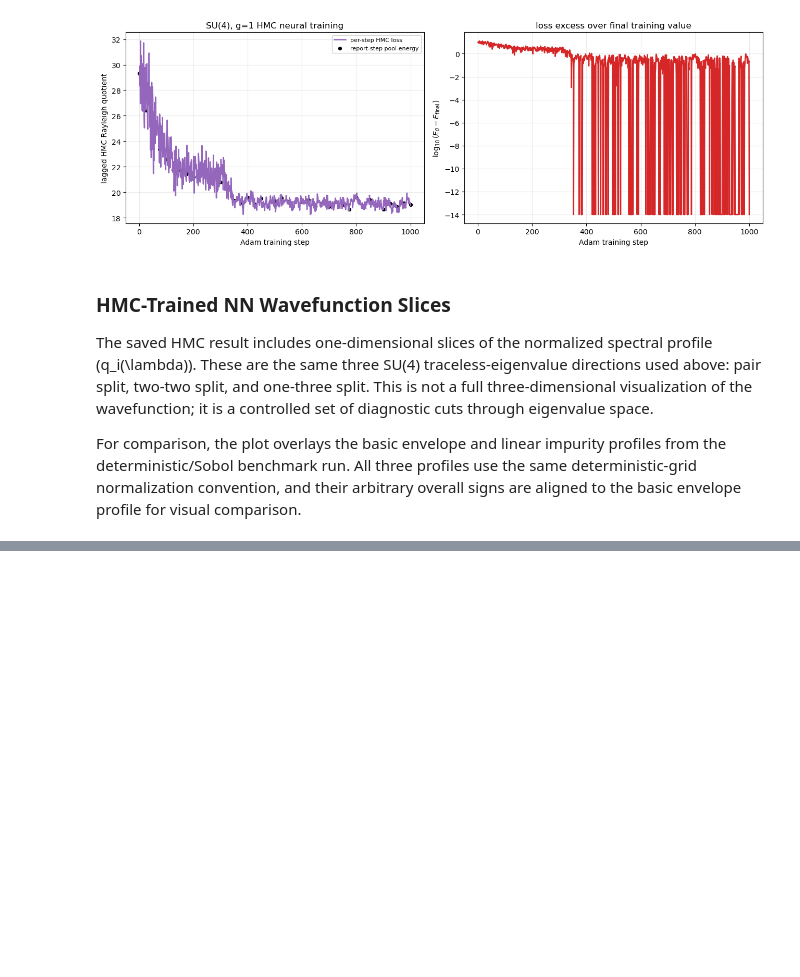
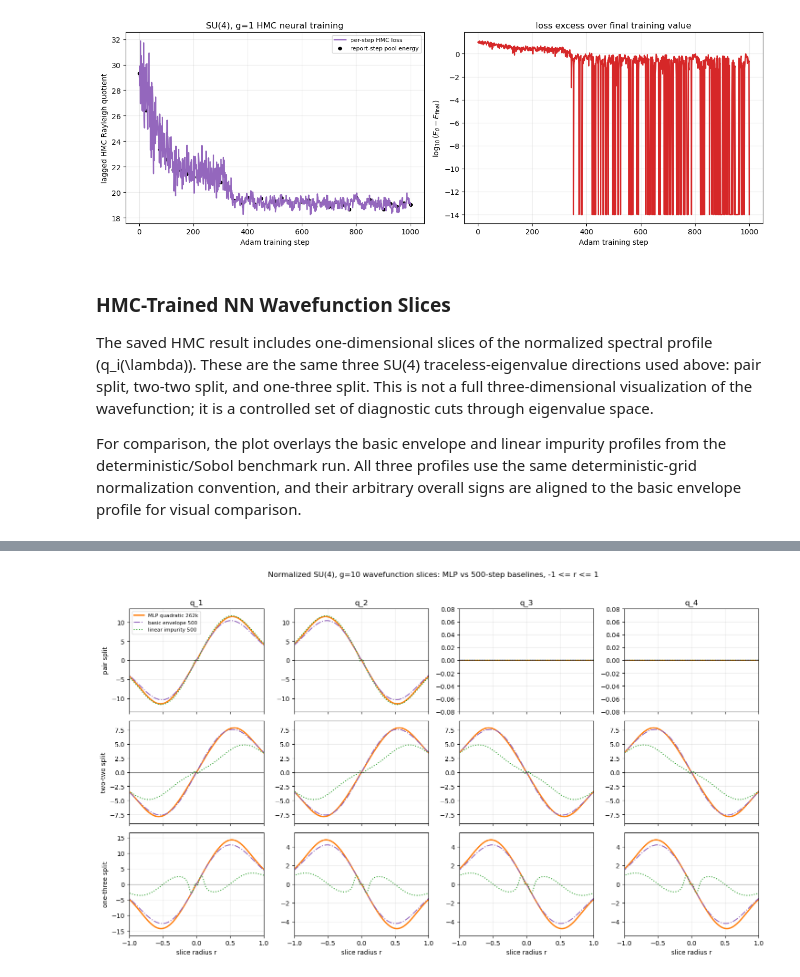
Before and after one commit to Sam-2727/Adjoint-QM, a Jupyter notebook: notebooks/su2_adjoint_ground_state.ipynb, the cells around one changed output, grey strips where cells are left out. Drawn from its saved outputs; the diff is of its cells as text; code cells hidden in the pictures; blank space fills up the shorter version.

```diff
--- a/notebooks/su2_adjoint_ground_state.ipynb
+++ b/notebooks/su2_adjoint_ground_state.ipynb
@@ -1947,0 +3139,96 @@ hmc_profile_summary
+# %%
+if not g10_mlp_262k_ready:
+    print("Load the completed g=10 MLP-quadratic 262k JSON before plotting profile slices.")
+    g10_mlp_262k_profile_summary = {"status": "not_ready"}
+elif not g10_profile_specs:
+    print("No comparable profile_slices were loaded for the g=10 comparison.")
+    g10_mlp_262k_profile_summary = {"status": "missing_profile_slices"}
+else:
+    reference_profile = g10_profile_specs[0][-1]["profile_slices"]
+    slice_names = list(reference_profile["slices"].keys())
+    first_slice = reference_profile["slices"][slice_names[0]]
+    n_components = len(first_slice["q_normalized"][0])
+    r_window = (-1.0, 1.0)
+
+    def visible_ylim(r_values, y_series, pad_fraction=0.08):
+        visible = [
+            y
+            for r, y_values in zip(r_values, zip(*y_series))
+            if r_window[0] <= r <= r_window[1]
+            for y in y_values
+            if math.isfinite(y)
+        ]
+        if not visible:
+            visible = [y for values in y_series for y in values if math.isfinite(y)]
+        lower = min(visible)
+        upper = max(visible)
+        if lower == upper:
+            pad = pad_fraction * max(abs(lower), 1.0)
+        else:
+            pad = pad_fraction * (upper - lower)
+        return lower - pad, upper + pad
+
+    fig, axes = plt.subplots(
+        len(slice_names),
+        n_components,
+        figsize=(3.7 * n_components, 2.8 * len(slice_names)),
+        sharex=True,
+        squeeze=False,
+    )
+    for row, slice_name in enumerate(slice_names):
+        for col in range(n_components):
+            ax = axes[row, col]
+            candidate_series = []
+            r_values_for_axis = None
+            for key, label, color, linestyle, candidate in g10_profile_specs:
+                slice_payload = candidate["profile_slices"]["slices"][slice_name]
+                r_values = slice_payload["r"]
+                q_values = [
+                    g10_profile_signs[key] * values[col]
+                    for values in slice_payload["q_normalized"]
+                ]
+                r_values_for_axis = r_values
+                candidate_series.append(q_values)
+                linewidth = 2.1 if key == "mlp" else 1.5
+                ax.plot(
+                    r_values,
+                    q_values,
+                    color=color,
+                    linestyle=linestyle,
+                    linewidth=linewidth,
+                    label=label,
+                )
+            ax.axhline(0.0, color="black", linewidth=0.8, alpha=0.5)
+            ax.set_xlim(*r_window)
+            ax.set_ylim(*visible_ylim(r_values_for_axis, candidate_series))
+            if row == 0:
+                ax.set_title(f"q_{col + 1}")
+            if col == 0:
+                ax.set_ylabel(slice_name)
+            if row == len(slice_names) - 1:
+                ax.set_xlabel("slice radius r")
+            ax.grid(alpha=0.25)
+    axes[0, 0].legend(fontsize=8)
+    fig.suptitle("Normalized SU(4), g=10 wavefunction slices: MLP vs 500-step baselines, -1 <= r <= 1", y=1.02)
+    fig.tight_layout()
+
+    g10_mlp_262k_profile_summary = {
+        "status": "plotted",
+        "mlp_source": G10_MLP_QUAD_262K_PATH.name,
+        "baseline_source": G10_BASELINE_500_PATH.name if g10_baseline_500_ready else None,
+        "r_window": r_window,
+        "profile_candidates": [label for _, label, _, _, _ in g10_profile_specs],
+        "profile_norms": {
+            label: candidate["profile_slices"]["profile_norm"]
+            for _, label, _, _, candidate in g10_profile_specs
+        },
+        "signs_relative_to_mlp": {
+            label: g10_profile_signs[key]
+            for key, label, _, _, _ in g10_profile_specs
+        },
+        "slice_names": slice_names,
+        "n_components": n_components,
+    }
+
+g10_mlp_262k_profile_summary
+# %% [output]
@@ -1947,0 +3250 @@ hmc_profile_summary
+[figure, added]
```
Also changed, not shown: parts of 26 cells of this notebook, 18 other files.
